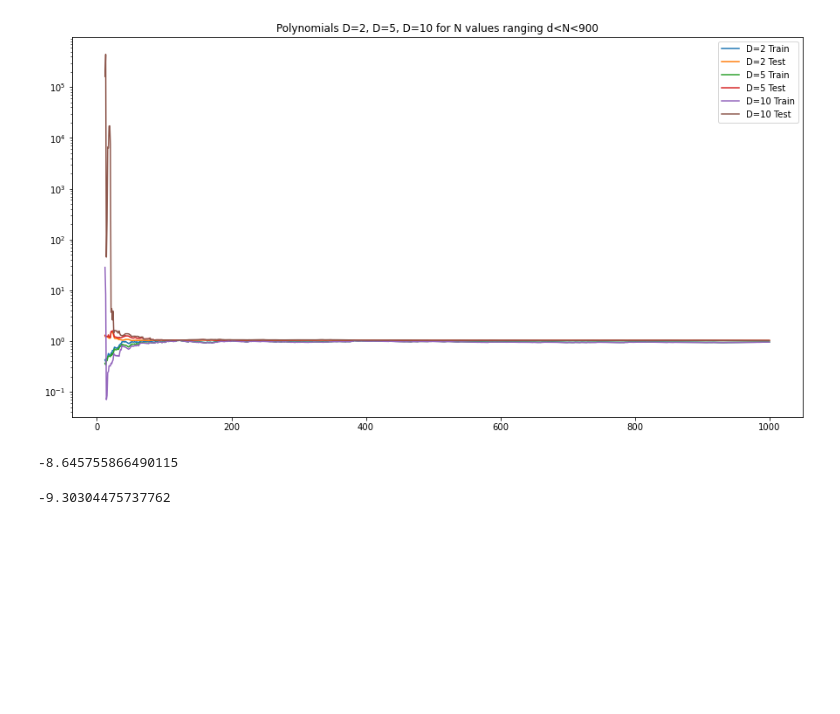
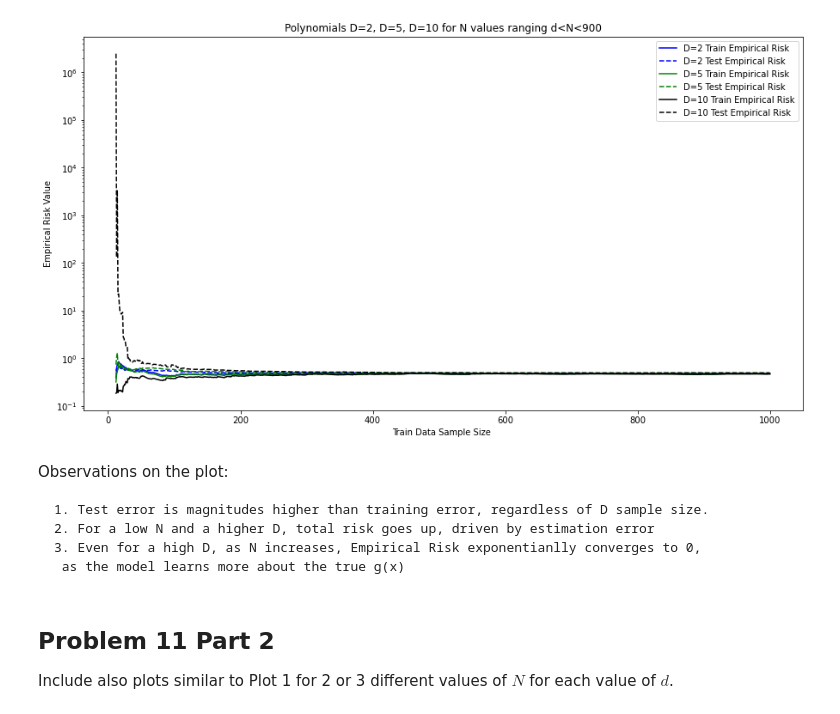
Before and after one commit to jgeorge313/Sem_2, a Jupyter notebook: DS_GA_1003/HW/hw1/DS_GA_1003_HW_1.ipynb, the cells around one changed output. Saved outputs shown, nothing was run; the diff lists cells and outputs as text; code cells hidden in the pictures; blank space fills up the shorter version.

```diff
--- a/DS_GA_1003/HW/hw1/DS_GA_1003_HW_1.ipynb
+++ b/DS_GA_1003/HW/hw1/DS_GA_1003_HW_1.ipynb
@@ -64,4 +387,13 @@ def least_squares_est(X,target_vector):
 # %%
 def empirical_risk(X, target_vector, coefficients):
-    total_risk = sum((target_vector - X@coefficients)**2)
+    """
+    Inputs:
+    X: design matrix of dimmension R^(N x d+1)
+    target vector: vector in dimmension R^n
+    coefficients: vector in R^d+1
+
+    Returns:
+    total_risk: the empirical risk given our inputs and our loss function
+    """
+    total_risk = 1/2*sum((target_vector - X@coefficients)**2)
     return(total_risk/len(target_vector))
@@ -217,29 +604,39 @@ The testing empirical r
 # %%
 plt.figure(figsize=(15,8))
-plt.plot(n_list, training_error_dict[2])
+plt.plot(n_list, training_error_dict[2], color = 'blue')
+plt.xlabel("Train Data Sample Size ")
+plt.ylabel("Empirical Risk Value")
 
-plt.plot(n_list, test_error_dict[2])
-plt.plot(n_list, training_error_dict[5])
-plt.plot(n_list, test_error_dict[5])
-plt.plot(n_list, training_error_dict[10])
-plt.plot(n_list, test_error_dict[10])
+
+plt.plot(n_list, test_error_dict[2], linestyle ='--', color ='blue')
+plt.plot(n_list, training_error_dict[5], color = 'green')
+plt.plot(n_list, test_error_dict[5], color = 'green', linestyle ='--')
+plt.plot(n_list, training_error_dict[10], color = 'black')
+plt.plot(n_list, test_error_dict[10], color = 'black',linestyle ='--')
 #plt.plot(n[6:], train_error_arr_5)
 #plt.plot(n[6:], test_error_arr_5)
 #plt.plot(n[11:], train_error_arr_10)
 #plt.plot(n[11:], test_error_arr_10)
-plt.legend(labels=['D=2 Train','D=2 Test','D=5 Train', 'D=5 Test', 'D=10 Train','D=10 Test'])
+plt.legend(labels=['D=2 Train Empirical Risk'
+                   ,'D=2 Test Empirical Risk',
+                   'D=5 Train Empirical Risk',
+                   'D=5 Test Empirical Risk',
+                   'D=10 Train Empirical Risk',
+                   'D=10 Test Empirical Risk'])
 plt.title("Polynomials D=2, D=5, D=10 for N values ranging d<N<900")
 plt.yscale('log')
 # %% [output]
-[figure, old version]
+[figure, new version]
-# %%
-(x_train_mat_list[88] @ a)[1]
-# %% [output]
--8.645755866490115
-# %%
-y_train[1]
-# %% [output]
--9.30304475737762
+# %% [markdown]
+Observations on the plot:
+
+    1. Test error is magnitudes higher than training error, regardless of D sample size.
+    2. For a low N and a higher D, total risk goes up, driven by estimation error
+    3. Even for a high D, as N increases, Empirical Risk exponentianlly converges to 0,
+     as the model learns more about the true g(x)
+# %% [markdown]
+## Problem 11 Part 2
+Include also plots similar to Plot 1 for 2 or 3 different values of $N$ for each value of $d$.
 # %%
 def create_plot_train(n):
     plt.figure(figsize=(15,8))
```
Also changed, not shown: parts of 52 cells of this notebook, 25 other files.
